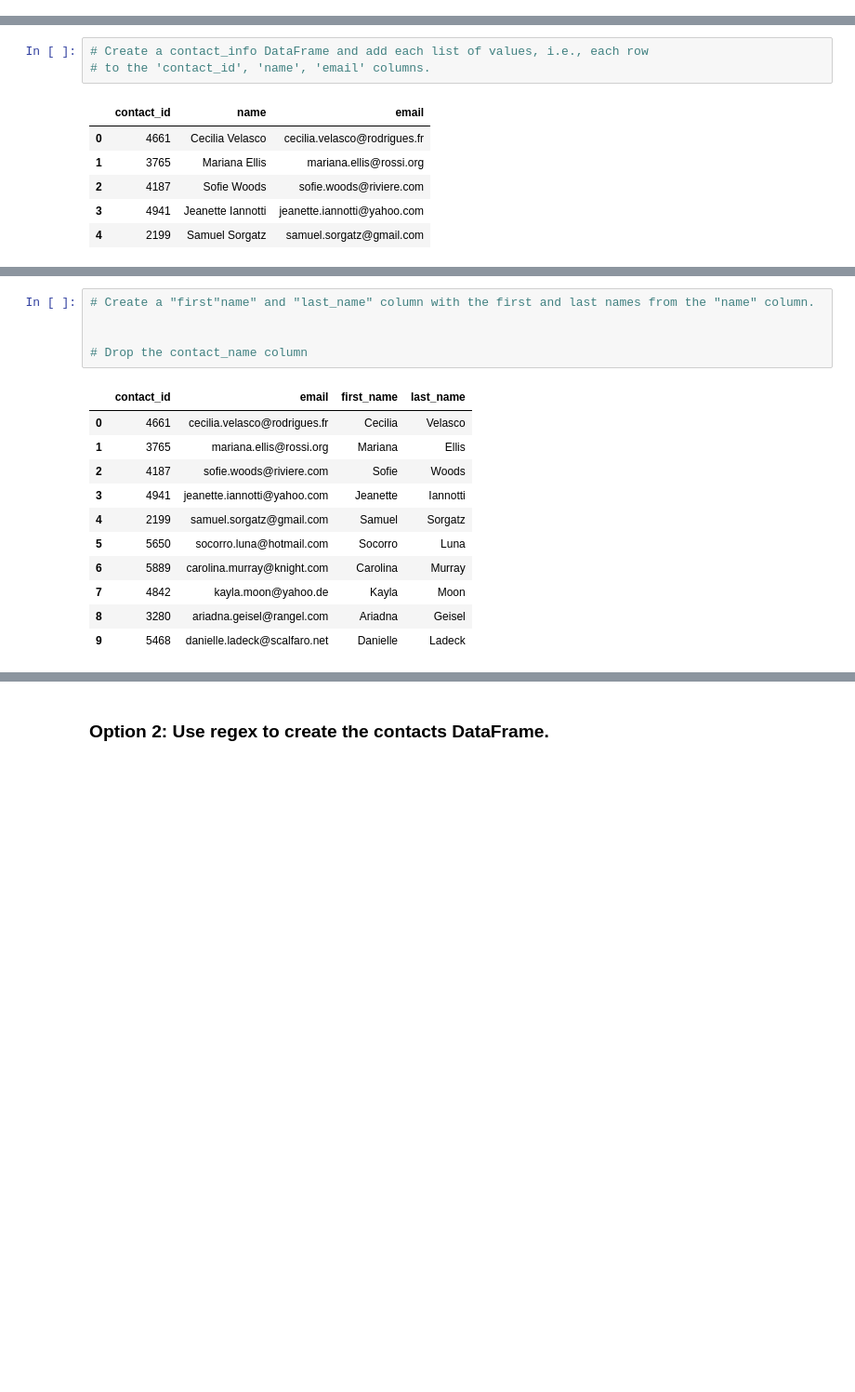
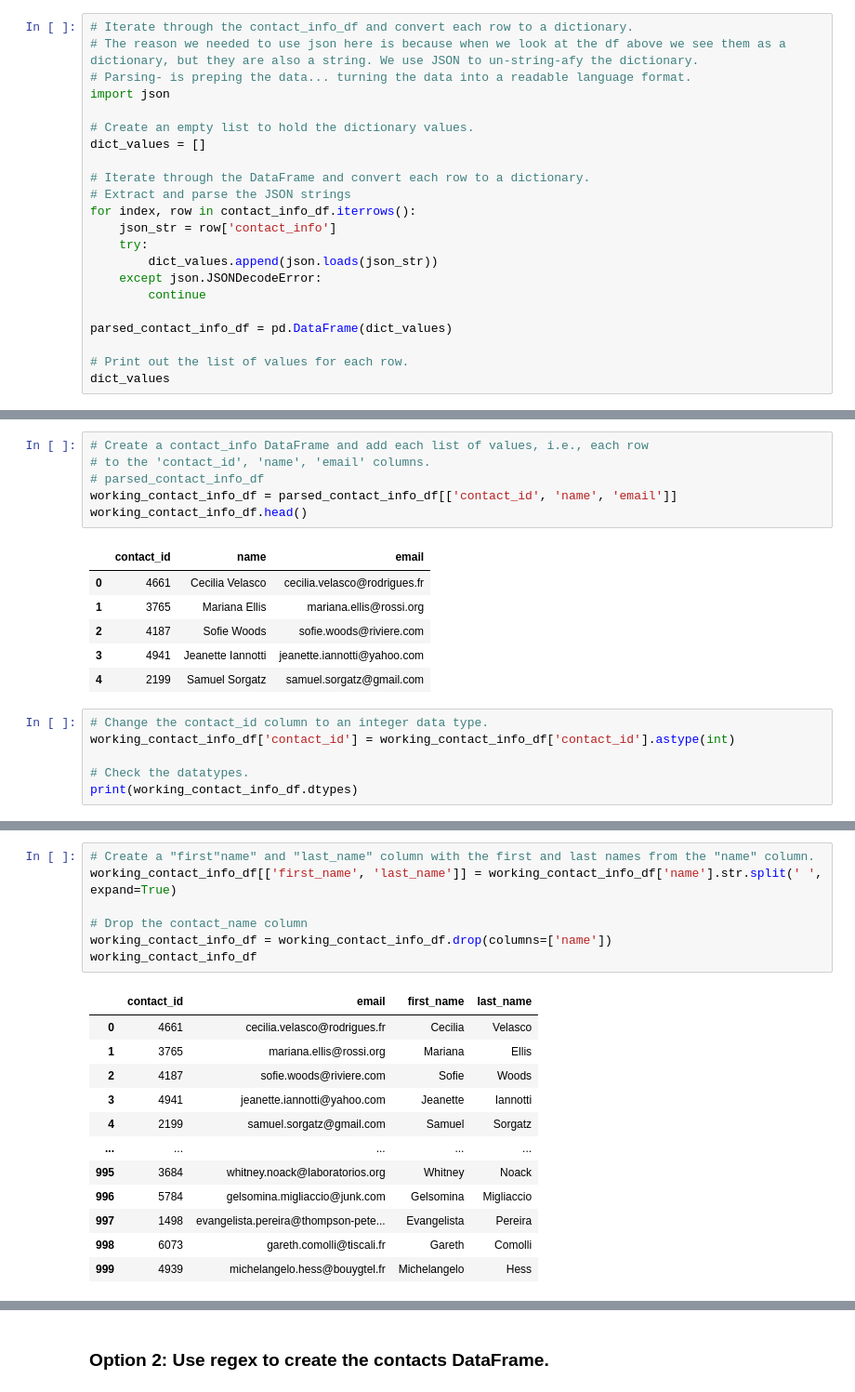
Before and after one commit to JiminieJames/Project-2, a Jupyter notebook: ETL_Mini_Project_Starter_Code.ipynb, the cells around one changed output, grey strips where cells are left out. Shown: that part at 93% size. Drawn from its saved outputs; the diff is of its cells as text; blank space fills up the shorter version.

```diff
--- a/ETL_Mini_Project_Starter_Code.ipynb
+++ b/ETL_Mini_Project_Starter_Code.ipynb
@@ -343,0 +338,22 @@ print(dict_values)
+# %%
+# Iterate through the contact_info_df and convert each row to a dictionary.
+# The reason we needed to use json here is because when we look at the df above we see them as a dictionary, but they are also a string. We use JSON to un-string-afy the dictionary.
+# Parsing- is preping the data... turning the data into a readable language format.
+import json
+
+# Create an empty list to hold the dictionary values.
+dict_values = []
+
+# Iterate through the DataFrame and convert each row to a dictionary.
+# Extract and parse the JSON strings
+for index, row in contact_info_df.iterrows():
+    json_str = row['contact_info']
+    try:
+        dict_values.append(json.loads(json_str))
+    except json.JSONDecodeError:
+        continue
+
+parsed_contact_info_df = pd.DataFrame(dict_values)
+
+# Print out the list of values for each row.
+dict_values
@@ -344,6 +389,9 @@ print(dict_values)
 # %%
 # Create a contact_info DataFrame and add each list of values, i.e., each row
 # to the 'contact_id', 'name', 'email' columns.
+# parsed_contact_info_df
+working_contact_info_df = parsed_contact_info_df[['contact_id', 'name', 'email']]
+working_contact_info_df.head()
 # %% [output]
 |  | contact_id | name | email |
 | 0 | 4661 | Cecilia Velasco | cecilia.velasco@rodrigues.fr |
@@ -351,3 +399,9 @@ print(dict_values)
 | 2 | 4187 | Sofie Woods | sofie.woods@riviere.com |
 | 3 | 4941 | Jeanette Iannotti | jeanette.iannotti@yahoo.com |
 | 4 | 2199 | Samuel Sorgatz | samuel.sorgatz@gmail.com |
+# %%
+# Change the contact_id column to an integer data type.
+working_contact_info_df['contact_id'] = working_contact_info_df['contact_id'].astype(int)
+
+# Check the datatypes.
+print(working_contact_info_df.dtypes)
@@ -367,17 +427,20 @@ memory usage: 23.6+ KB
 # %%
 # Create a "first"name" and "last_name" column with the first and last names from the "name" column.
-
+working_contact_info_df[['first_name', 'last_name']] = working_contact_info_df['name'].str.split(' ', expand=True)
 
 # Drop the contact_name column
+working_contact_info_df = working_contact_info_df.drop(columns=['name'])
+working_contact_info_df
 # %% [output]
 |  | contact_id | email | first_name | last_name |
 | 0 | 4661 | cecilia.velasco@rodrigues.fr | Cecilia | Velasco |
 | 1 | 3765 | mariana.ellis@rossi.org | Mariana | Ellis |
 | 2 | 4187 | sofie.woods@riviere.com | Sofie | Woods |
 | 3 | 4941 | jeanette.iannotti@yahoo.com | Jeanette | Iannotti |
 | 4 | 2199 | samuel.sorgatz@gmail.com | Samuel | Sorgatz |
-| 5 | 5650 | socorro.luna@hotmail.com | Socorro | Luna |
-| 6 | 5889 | carolina.murray@knight.com | Carolina | Murray |
-| 7 | 4842 | kayla.moon@yahoo.de | Kayla | Moon |
-| 8 | 3280 | ariadna.geisel@rangel.com | Ariadna | Geisel |
-| 9 | 5468 | danielle.ladeck@scalfaro.net | Danielle | Ladeck |
+| ... | ... | ... | ... | ... |
+| 995 | 3684 | whitney.noack@laboratorios.org | Whitney | Noack |
+| 996 | 5784 | gelsomina.migliaccio@junk.com | Gelsomina | Migliaccio |
+| 997 | 1498 | evangelista.pereira@thompson-pete... | Evangelista | Pereira |
+| 998 | 6073 | gareth.comolli@tiscali.fr | Gareth | Comolli |
+| 999 | 4939 | michelangelo.hess@bouygtel.fr | Michelangelo | Hess |
```
Also changed, not shown: parts of 24 cells of this notebook, 2 other files.
